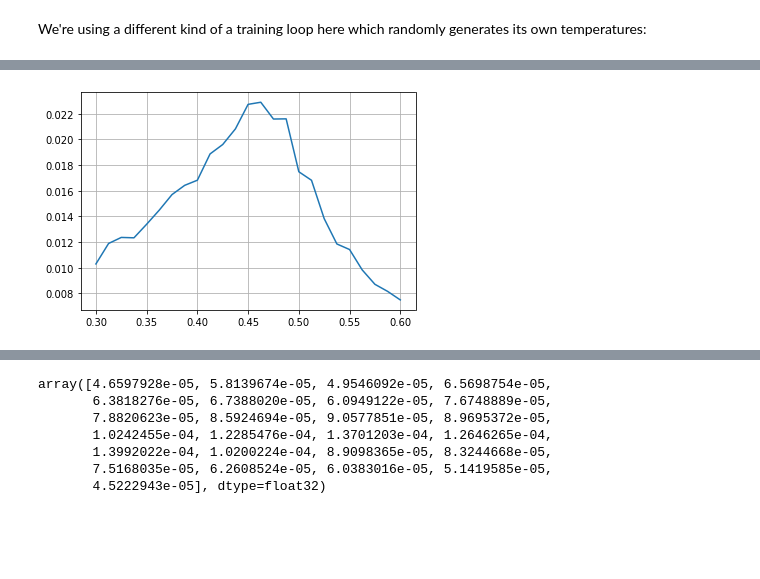
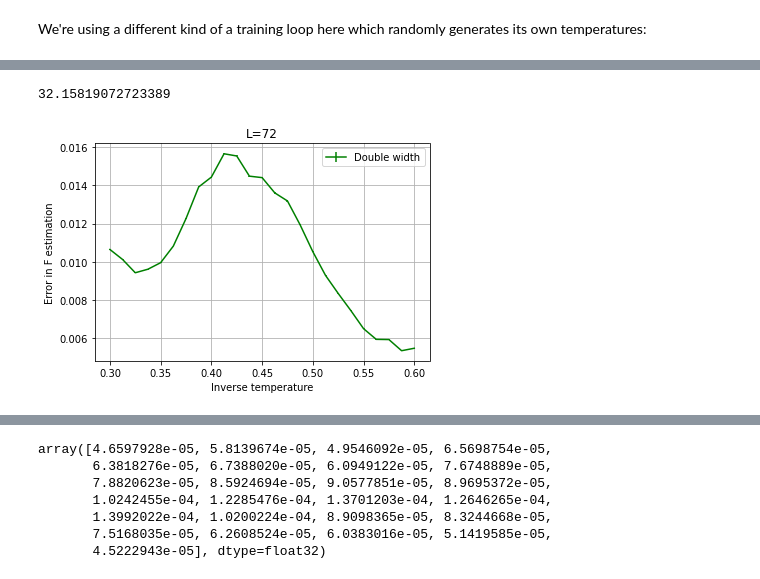
Before and after one commit to dinesh110598/ising-autoregressive, a Jupyter notebook: main.ipynb, the cells around one changed output, grey strips where cells are left out. Drawn from its saved outputs; the diff is of its cells as text; code cells hidden in the pictures; blank space fills up the shorter version.

```diff
--- a/main.ipynb
+++ b/main.ipynb
@@ -466,9 +403,25 @@ plt.show()
-# %%
-plt.plot(betas, error)
-plt.grid()
-plt.show()
-# %% [output]
-[figure, removed]
+# %%
+t1 = time()
+model = library.VarPixelCNN(L=48, kernel_size=3, net_width=[16,8,4])
+model.load_weights('VarPCNN_weights2/L36_k3_(16,8,4)_2')
+beta = 0.5
+sample = model.sample(400, beta)
+log_prob = model.log_prob(sample, beta)
+energy = ising.energy(sample, pbc=True)
+FE = ((log_prob/beta)+energy)/(model.L**2)
+t2 = time()
+print(t2-t1)
+# %% [output]
+32.15819072723389
+# %%
+plt.errorbar(betas, error2, F_var2, ecolor='green', color='green', label='Double width')
+plt.title('L=72')
+plt.xlabel('Inverse temperature')
+plt.ylabel('Error in F estimation')
+plt.legend()
+plt.grid()
+# %% [output]
+[figure, added]
 # %%
 plt.errorbar(betas, error, F_var, color='red', ecolor='orange', label='Single width')
 plt.errorbar(betas, error2, F_var2, ecolor='green', color='green', label='Double width')
```
Also changed, not shown: parts of 20 cells of this notebook, 2 other files.
